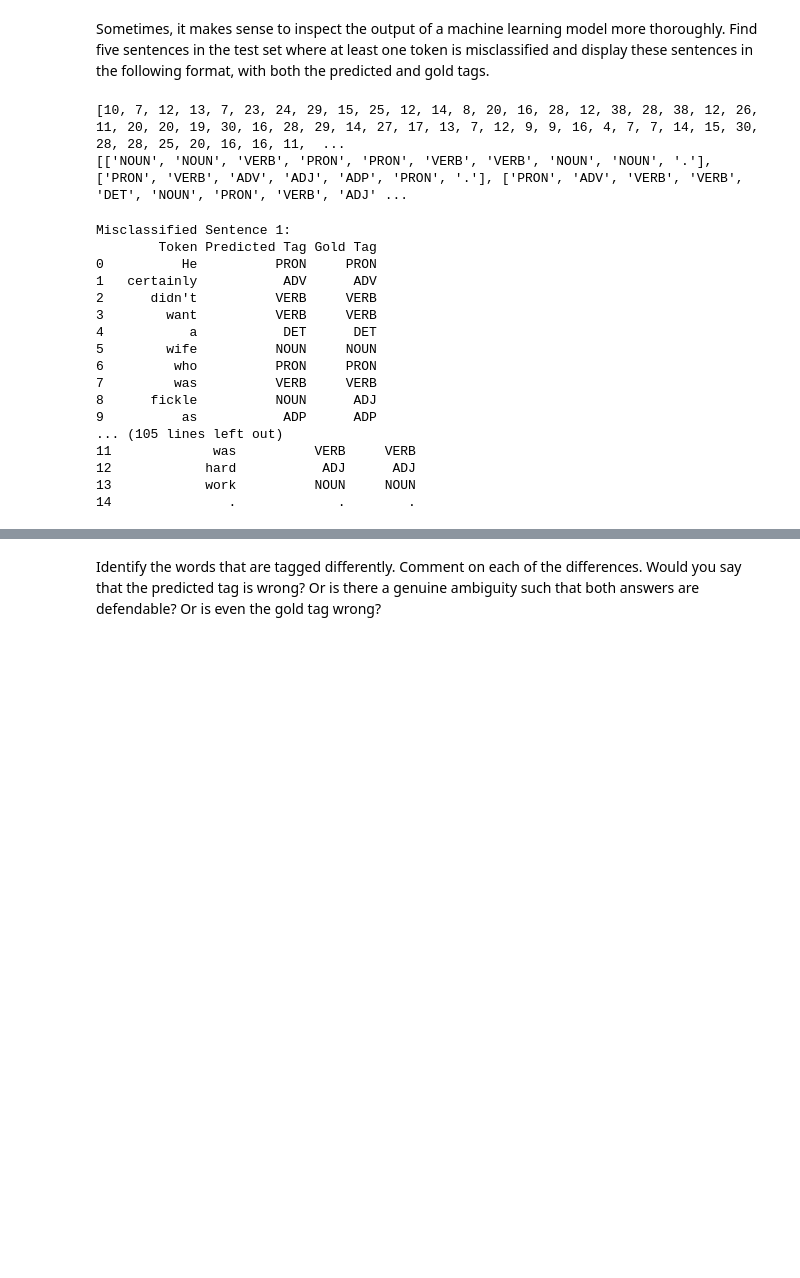
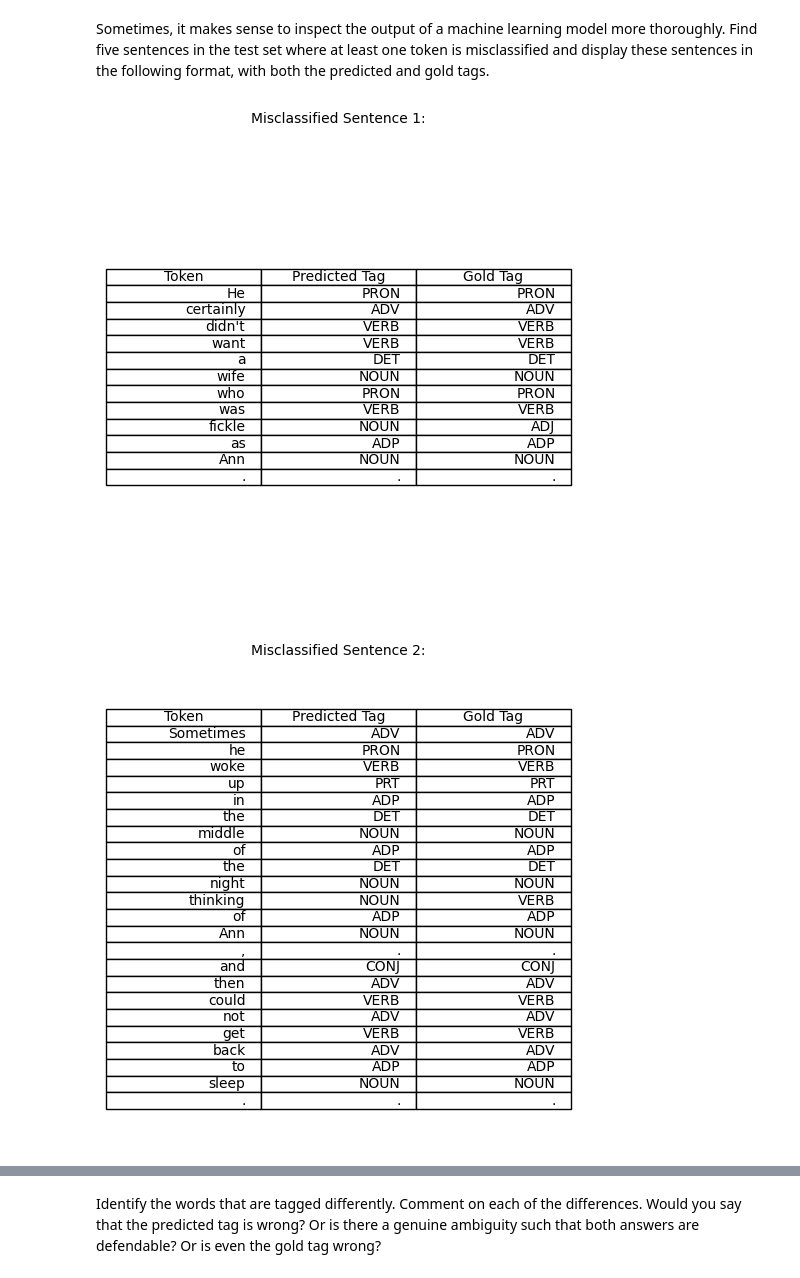
Before and after one commit to alessiasanfelici/IN4080--NLP-Exercises, a Jupyter notebook: NLP-Projects/alesssa_in4080_mandatory_2.ipynb, the cells around one changed output, grey strips where cells are left out. Cells and saved outputs as stored; diff of their text form; code cells hidden in the pictures; blank space fills up the shorter version.

```diff
--- a/NLP-Projects/alesssa_in4080_mandatory_2.ipynb
+++ b/NLP-Projects/alesssa_in4080_mandatory_2.ipynb
@@ -603,0 +620,20 @@ Also calculate the macro precision, macro recall and macro f-measure across all
+# %%
+c = 0
+lenght = []
+pred_tags = []
+gold_tags = []
+
+# transform the tags into a list of lists, where each sublist correspond to the tags of a sentence
+# the aim is to have the same format of the list "sentences" (I need this format for point 3e)
+for sentence in sentences:
+    l = len(sentence)
+    lenght.append(l)
+    tags = [tag for word, tag in tagged_words[c: c+l]]
+    pred = [tag for word, tag in perc.tag(sentence)]
+    gold_tags.append(tags)
+    for j in pred:
+        pred_tags.append(j) # create also a list of predictions
+    c += l
+
+
+word, tags = zip(*tagged_words)
@@ -613,61 +662,37 @@ sentences = brown.sents(categories='adventure')
-# %%
-c = 0
-lenght = []
-gold_tags = []
-
-# transform the tags into a list of lists, where each sublist correspond to the tags of a sentence
-# the aim is to have the same format of the list "sentences"
-for sentence in sentences:
-    l = len(sentence)
-    lenght.append(l)
-    tags = [tag for word, tag in tagged_words[c: c+l]]
-    gold_tags.append(tags)
-    c += l
-print(gold_tags)
-# %% [output]
-[10, 7, 12, 13, 7, 23, 24, 29, 15, 25, 12, 14, 8, 20, 16, 28, 12, 38, 28, 38, 12, 26, 11, 20, 20, 19, 30, 16, 28, 29, 14, 27, 17, 13, 7, 12, 9, 9, 16, 4, 7, 7, 14, 15, 30, 28, 28, 25, 20, 16, 16, 11,  ...
-[['NOUN', 'NOUN', 'VERB', 'PRON', 'PRON', 'VERB', 'VERB', 'NOUN', 'NOUN', '.'], ['PRON', 'VERB', 'ADV', 'ADJ', 'ADP', 'PRON', '.'], ['PRON', 'ADV', 'VERB', 'VERB', 'DET', 'NOUN', 'PRON', 'VERB', 'ADJ' ...
 # %%
 misclassified_count = 0
 
 # Initialize a list to store misclassified tokens
 
 misclassified_dfs = []
 
 counter = 0
 for i in range(len(sentences)):
     sentence = sentences[i]
     predicted = [tag for word, tag in perc.tag(sentence)]
     gold = gold_tags[sentences.index(sentence)]
     if predicted != gold:
         data =  {"Token": sentence, "Predicted Tag": predicted, "Gold Tag": gold}
         df = pd.DataFrame(data)
         counter += 1
         misclassified_dfs.append(df)
     # Stop after finding five misclassified sentences
     if counter == 5:
         break
 
 # Access and print each DataFrame in the list
 for i in range(len(misclassified_dfs)):
-    print(f"Misclassified Sentence {i+1}:")
-    print(misclassified_dfs[i])
-    print("\n")
+    #print(f"Misclassified Sentence {i+1}:")
+    #print(misclassified_dfs[i])
+    #print("\n")
+
+    fig, ax = plt.subplots(figsize = (6,6))
+    ax.axis('off')
+    #ax.axis('tight')
+    ax.table(cellText = misclassified_dfs[i].values, colLabels = misclassified_dfs[i].columns, loc = 'center')
+    #ax.set_title(f"Misclassified Sentence {i+1}:")
+    title = ax.text(0.5, 1.05, f"Misclassified Sentence {i+1}:", transform = ax.transAxes, horizontalalignment = "center")
+    plt.show()
 # %% [output]
-Misclassified Sentence 1:
-        Token Predicted Tag Gold Tag
-0          He          PRON     PRON
-1   certainly           ADV      ADV
-2      didn't          VERB     VERB
-3        want          VERB     VERB
-4           a           DET      DET
-5        wife          NOUN     NOUN
-6         who          PRON     PRON
-7         was          VERB     VERB
-8      fickle          NOUN      ADJ
-9          as           ADP      ADP
-... (105 lines left out)
-11             was          VERB     VERB
-12            hard           ADJ      ADJ
-13            work          NOUN     NOUN
-14               .             .        .
+[figure, added]
+[figure, added]
```
Also changed, not shown: parts of 17 cells of this notebook.
